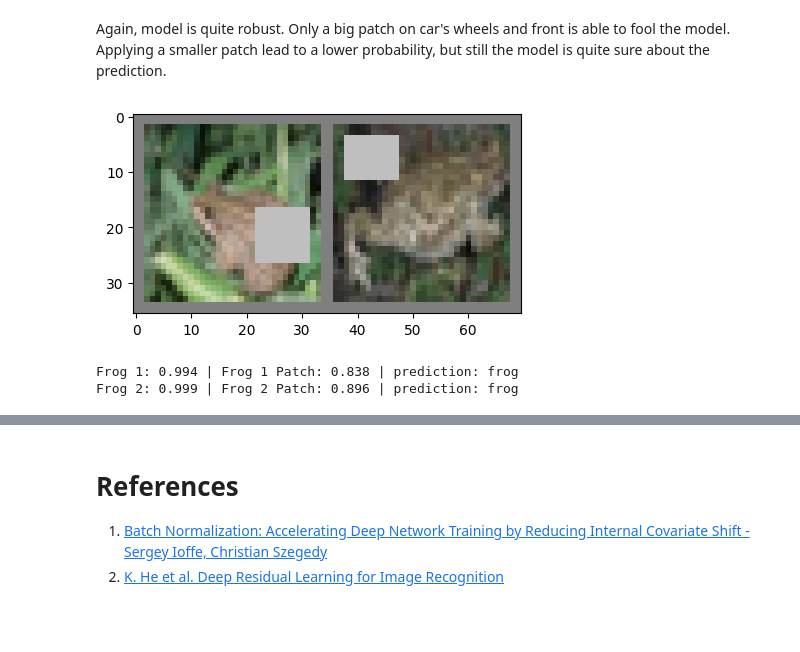
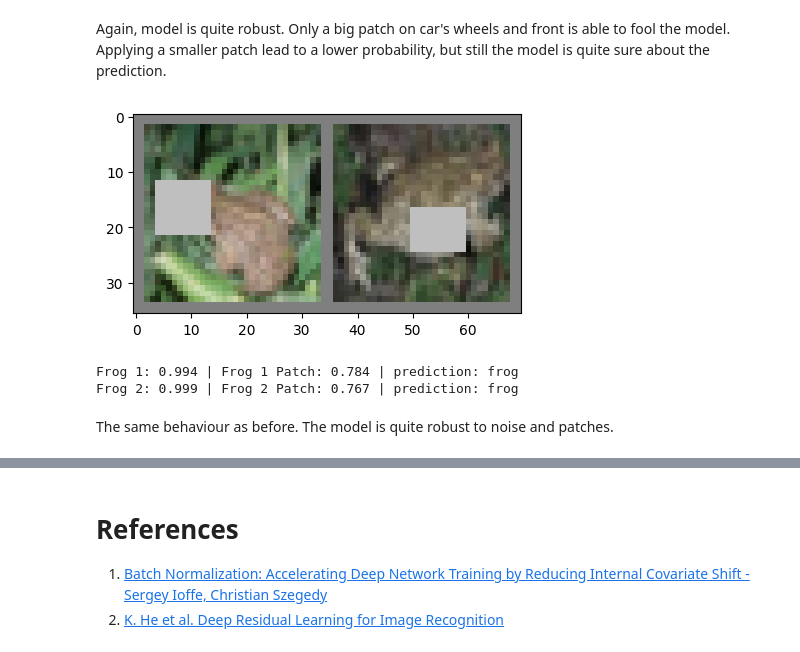
Before and after one commit to vornao/ispr-assignments, a Jupyter notebook: assignment-three/ispr-assignment-3-2.ipynb, the cells around one changed output, grey strips where cells are left out. Saved outputs shown, nothing was run; the diff lists cells and outputs as text; code cells hidden in the pictures; blank space fills up the shorter version.

```diff
--- a/assignment-three/ispr-assignment-3-2.ipynb
+++ b/assignment-three/ispr-assignment-3-2.ipynb
@@ -998,24 +1000,26 @@ Applying a smaller patch lead to a lower probability, but still the model is qui
 # %%
 # do the same on frogs
 frogs = images['frog']
 frog1 = float(torch.exp(torch.max(model(frogs[0].unsqueeze(0)))).detach().numpy())
 frog2 = float(torch.exp(torch.max(model(frogs[1].unsqueeze(0)))).detach().numpy())
 
-frog1_patch = apply_rectangular_patch(frogs[0], 15, 20, 10, 10)
-frog2_patch = apply_rectangular_patch(frogs[1], 2, 2, 8, 10)
+frog1_patch = apply_rectangular_patch(frogs[0], 10, 2, 10, 10)
+frog2_patch = apply_rectangular_patch(frogs[1], 15, 14, 8, 10)
 
 plt.figure(figsize=(5, 5))
 imshow(torchvision.utils.make_grid(torch.tensor([frog1_patch, frog2_patch])))
 
 frog1_patch_prob = float(torch.exp(torch.max(model(torch.tensor(frog1_patch).unsqueeze(0)))).detach().numpy())
 frog1_patch_label = label_dict[np.argmax(model(torch.tensor(frog1_patch).unsqueeze(0)).detach().numpy())]
 
 frog2_patch_prob = float(torch.exp(torch.max(model(torch.tensor(frog2_patch).unsqueeze(0)))).detach().numpy())
 frog2_patch_label = label_dict[np.argmax(model(torch.tensor(frog2_patch).unsqueeze(0)).detach().numpy())]
 
 print(f"Frog 1: {frog1:.3f} | Frog 1 Patch: {frog1_patch_prob:.3f} | prediction: {frog1_patch_label}")
 print(f"Frog 2: {frog2:.3f} | Frog 2 Patch: {frog2_patch_prob:.3f} | prediction: {frog2_patch_label}")
 # %% [output]
-[figure, old version]
+[figure, new version]
-Frog 1: 0.994 | Frog 1 Patch: 0.838 | prediction: frog
-Frog 2: 0.999 | Frog 2 Patch: 0.896 | prediction: frog
+Frog 1: 0.994 | Frog 1 Patch: 0.784 | prediction: frog
+Frog 2: 0.999 | Frog 2 Patch: 0.767 | prediction: frog
+# %% [markdown]
+The same behaviour as before. The model is quite robust to noise and patches.
```
Also changed, not shown: parts of 3 cells of this notebook.
